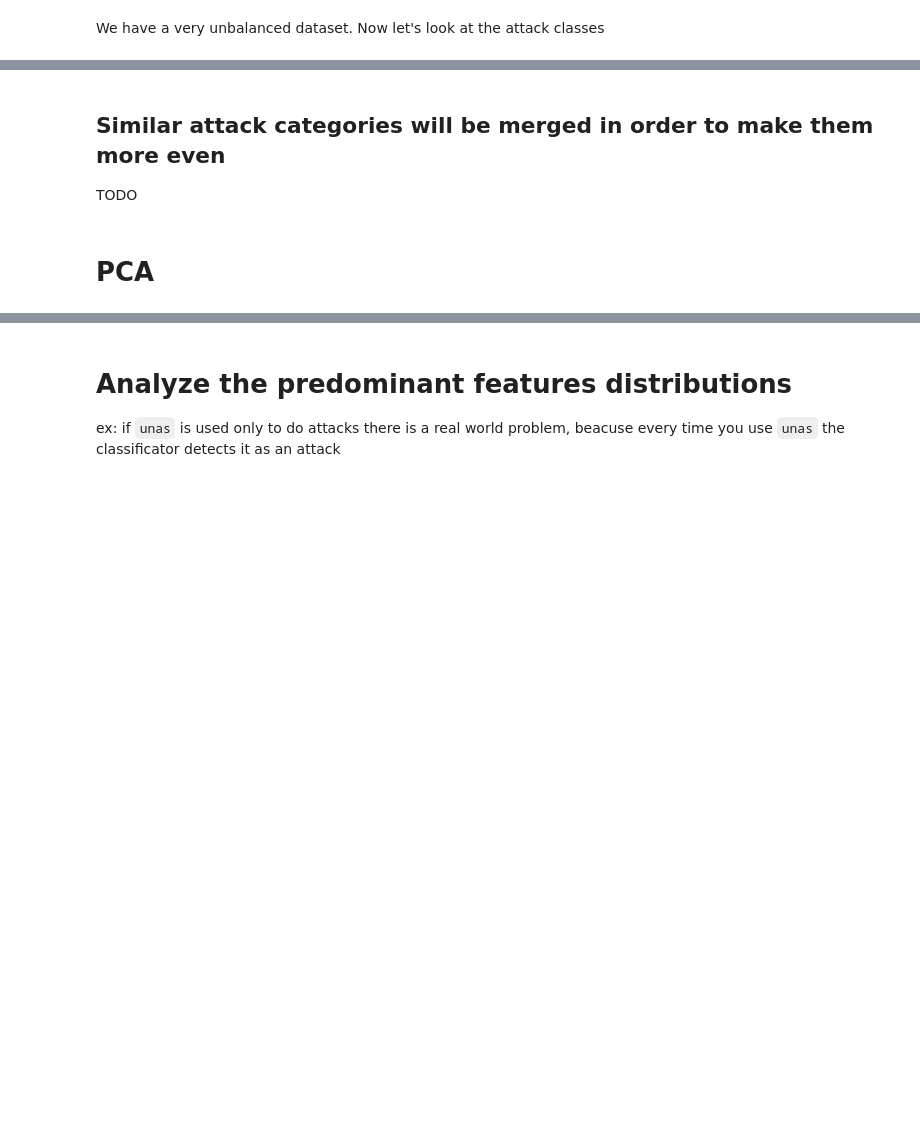
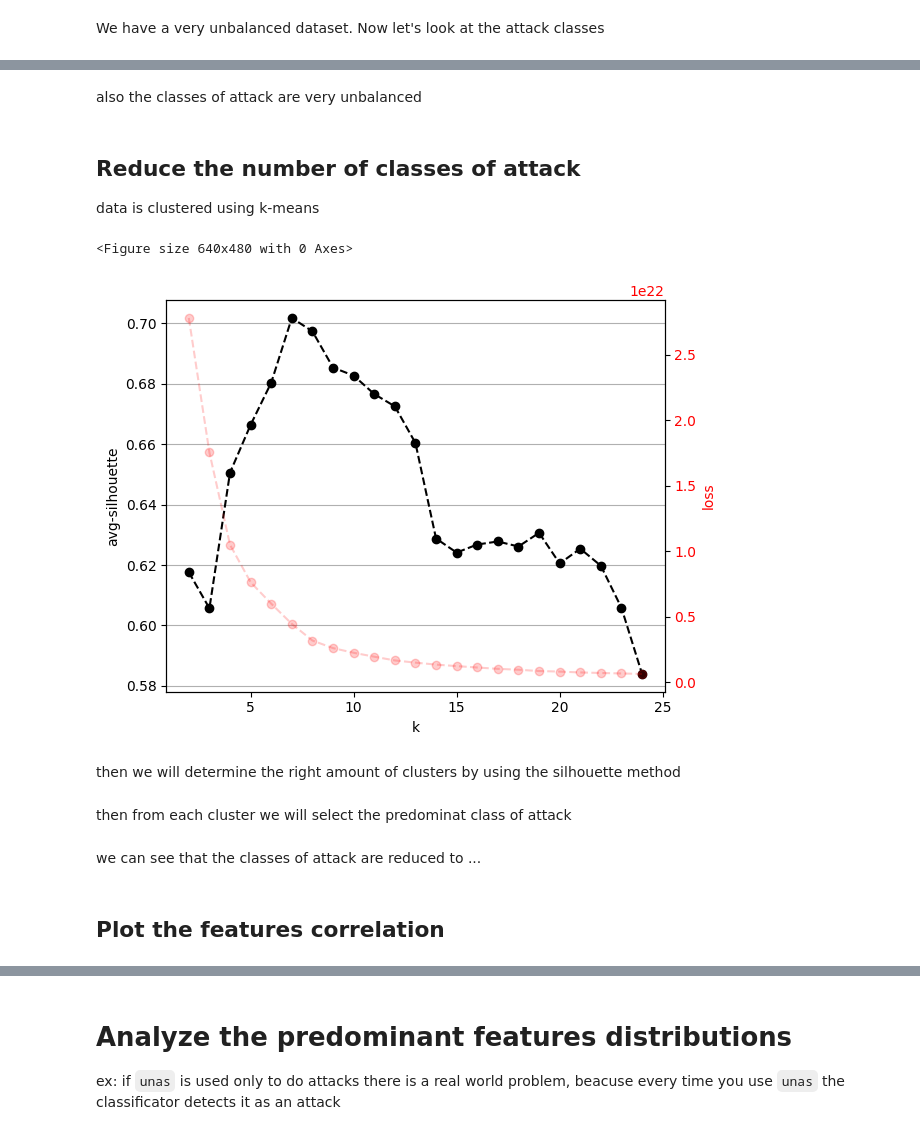
Before and after one commit to just-hms/DM-ML, a Jupyter notebook: preprocessing.ipynb, the cells around one changed output, grey strips where cells are left out. Drawn from its saved outputs; the diff is of its cells as text; code cells hidden in the pictures; blank space fills up the shorter version.

Commit message:
refactor and k-means and silouhette

```diff
--- a/preprocessing.ipynb
+++ b/preprocessing.ipynb
@@ -45,8 +45,7 @@ the features are : `srcip`, `sport`, `dstip`
 ip and port can vary and they can be faked using vpns
 # %%
 data.drop(
-	["srcip", "sport", "dstip"],
-	axis='columns',
+	columns=["srcip", "sport", "dstip"],
 	inplace=True
 )
 data.info()
@@ -119,3 +120,6 @@ memory usage: 910.8+ MB
+# %%
+data["ct_flw_http_mthd"].fillna(-1,  inplace=True)
+data["is_ftp_login"].fillna(-1,  inplace=True)
 # %% [markdown]
 ## Converting the nominal features
 
@@ -220,4 +195,0 @@ data_summary_classes
-# %% [markdown]
-## Similar attack categories will be merged in order to make them more even
-
-TODO
@@ -228,2 +196,65 @@ TODO
-# %% [markdown]
-# PCA
+# %% [markdown]
+also the classes of attack are very unbalanced
+# %% [markdown]
+## Reduce the number of classes of attack
+
+data is clustered using k-means
+# %%
+from sklearn.cluster import KMeans
+from sklearn.metrics import silhouette_score
+
+to_plot = data.drop(columns=["Label", "attack_cat"]).sample(20_000)
+
+silhouette_list = []
+inertia_list=[]
+# f,axes = plt.subplots(2,4,figsize = (20,10))
+
+for n_clusters in range(2,25):
+    kmeans = KMeans(n_clusters=n_clusters, random_state=10, init="k-means++")
+    y_pred = kmeans.fit_predict(to_plot)
+
+    # evaluate silhouette score
+    silhouetteavg = silhouette_score(to_plot,y_pred)
+    silhouette_list.append(silhouetteavg)
+
+    # evaluate inertia
+    inertia_list.append(kmeans.inertia_)
+
+    # display clustered samples
+    # axes[(n_clusters-2)//4][(n_clusters-2)%4].scatter(to_plot[:,0],to_plot[:,1], c = y_pred,alpha = 0.5)
+    # axes[(n_clusters-2)//4][(n_clusters-2)%4].axis('equal')
+    # axes[(n_clusters-2)//4][(n_clusters-2)%4].set_xlabel('Feature 1')
+    # axes[(n_clusters-2)//4][(n_clusters-2)%4].set_ylabel('Feature 2')
+    # axes[(n_clusters-2)//4][(n_clusters-2)%4].set_title(f'k={n_clusters} - Avg. Silhouette={silhouetteavg:.2} - n_iter = {kmeans.niter}' )
+
+    # display clusters centroids
+    centers = kmeans.cluster_centers_
+    # axes[(n_clusters-2)//4][(n_clusters-2)%4].scatter(centers[:,0],centers[:,1], marker = 'x',c = 'r')
+
+plt.tight_layout()
+
+# plot silhouette and inertia trends w.r.t the number of clusters
+fig, ax1 = plt.subplots()
+ax1.set_xlabel('k')
+ax1.set_ylabel('avg-silhouette', color='black')
+ax1.plot(range(2,25),silhouette_list,'--ok')
+ax1.tick_params(axis='y', labelcolor='black')
+ax1.grid(axis='y')
+
+ax2 = ax1.twinx()
+ax2.set_ylabel('loss', color='red')
+ax2.plot(range(2,25), inertia_list,'--or',alpha = 0.2)
+ax2.tick_params(axis='y', labelcolor='red')
+
+plt.tight_layout()  # otherwise the right y-label is slightly clipped
+# %% [output]
+<Figure size 640x480 with 0 Axes>
+[figure, added]
+# %% [markdown]
+then we will determine the right amount of clusters by using the silhouette method
+# %% [markdown]
+then from each cluster we will select the predominat class of attack
+# %% [markdown]
+we can see that the classes of attack are reduced to ...
+# %% [markdown]
+## Plot the features correlation
```
Also changed, not shown: parts of 16 cells of this notebook, 2 other files.
